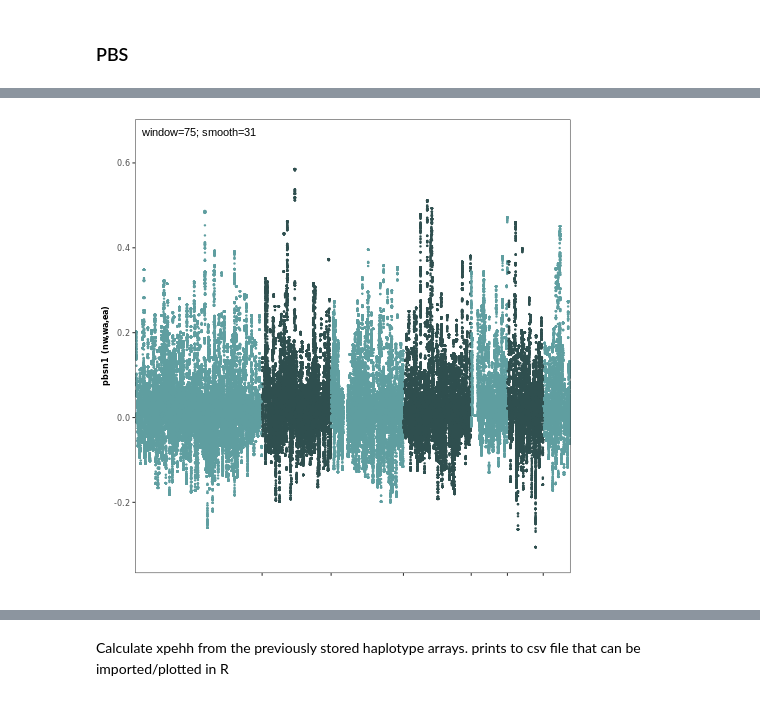
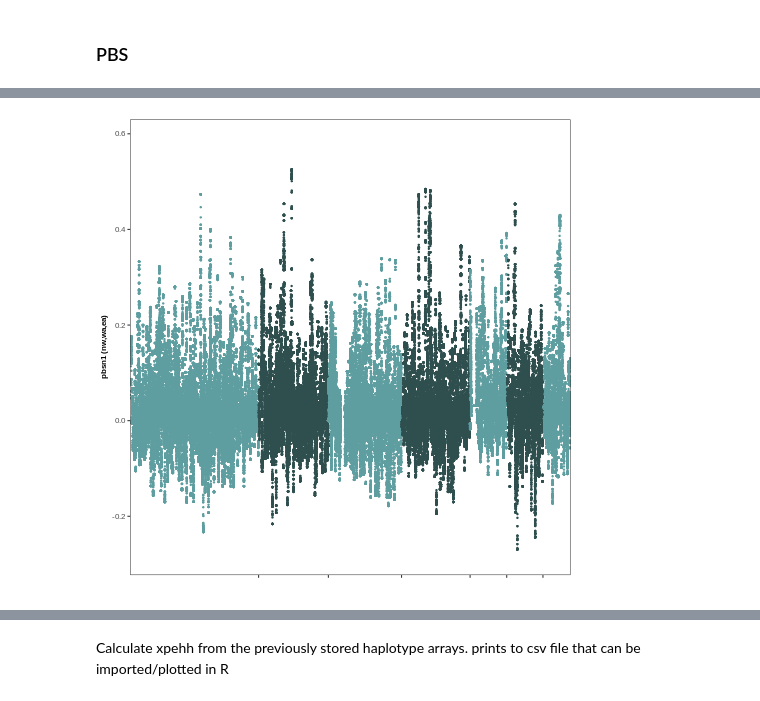
Before and after one commit to nealplatt/sch_man_nwinvasion, a Jupyter notebook: notebooks/selection.ipynb, the cells around one changed output, grey strips where cells are left out. Cells and saved outputs as stored; diff of their text form; code cells hidden in the pictures.

```diff
--- a/notebooks/selection.ipynb
+++ b/notebooks/selection.ipynb
@@ -822,9 +797,9 @@ names(td_plots)<-c("east_africa", "west_africa", "new_world")
 for (pop in c("east_africa", "west_africa", "new_world")) {
 
     #make input and output file names
-    in_file  <- paste("results/tajimas_d/",  pop, "_tajimas-d_+-50kb.csv",  sep="")
+    in_file  <- paste0("results/tajimas_d/",  pop, "_tajimas-d_+-50kb.csv")
 
-    out <- paste("results/tajimas_d/",  pop, "_tajimas-d_+-50kb_smoothed", smoothed_k,  sep="")
+    out <- paste0("results/tajimas_d/",  pop, "_tajimas-d_+-50kb_smoothed", smoothed_k)
 
     out_csv      <- paste(out, ".csv", sep="")
     out_png      <- paste(out, ".png", sep="")
@@ -864,7 +839,7 @@ for (pop in c("east_africa", "west_africa", "new_world")) {
     cumul_pos<-get_cumul_pos(td_table$chrom, td_table$pos)
 
     p <- ggplot(td_table,
-                aes(x     = cumul_pos,
+                aes(x     = !!cumul_pos,
                     y     = smoothed_td,
                     color = chrom))
     #adjust colors
@@ -907,10 +882,10 @@ for (pop in c("east_africa", "west_africa", "new_world")) {
     ggsave(out_svg, plot = p)
     ggsave(out_slim_png, plot = p, dpi = 600, height = 2, width = 7)
 
-    pi_plots[[pop]]<-p
+    td_plots[[pop]]<-p
 
     #===================================================================================
-    #print to NB
-    print(p)
+    ##print to NB
+    #print(p)
 }
 # %% [output]
@@ -1826,7 +1604,8 @@ if os.path.isdir("results/pbs"):
     shutil.rmtree("results/pbs")
 os.mkdir("results/pbs")
 # %%
-k=75
+#snp_window_size
+k=100
 
 for comp in [ ["new_world",   "west_africa", "east_africa"] ]:
 
@@ -1861,7 +1640,7 @@ for comp in [ ["new_world",   "west_africa", "east_africa"] ]:
 
 
     #save list to a file (maybe plot)
-    file_name = "results/pbs/" + comp[0] + "_vs_" + comp[1] + "_vs_" + comp[2] + "_pbs.csv"
+    file_name = "results/pbs/new_world_vs_west_africa_vs_east_africa_pbs_" + str(k) + "-snp-window.csv"
     with open(file_name, 'w') as pbs_file:
         i = 0
 
@@ -1876,13 +1655,13 @@ for comp in [ ["new_world",   "west_africa", "east_africa"] ]:
 # %%
 %%R
 
-k<-75
-smoothed_k<-31
+k<-100
+smoothed_k<-21
 
 #make input and output file names
-in_file  <- "results/pbs/new_world_vs_west_africa_vs_east_africa_pbs.csv"
+in_file  <- paste("results/pbs/new_world_vs_west_africa_vs_east_africa_pbs_", k, "-snp-window.csv", sep="")
 
-out <- "results/pbs/new_world_vs_west_africa_vs_east_africa_pbs"
+out <- paste("results/pbs/new_world_vs_west_africa_vs_east_africa_pbs_", k, "-snp-window_smoothed", smoothed_k, sep="")
 
 out_csv      <- paste(out, ".csv", sep="")
 out_png      <- paste(out, ".png", sep="")
@@ -1905,7 +1684,7 @@ for ( CHROM in c("SM_V7_1", "SM_V7_2", "SM_V7_3", "SM_V7_4", "SM_V7_5", "SM_V7_6
     chr_pbs   <- pbs_table$pbsn1[chr_start:chr_stop]
 
     #smooth
-    smoothed_chr_pbs    <-runmed(chr_pbs,    smoothed_k, endrule="median")
+    smoothed_chr_pbs    <-runmed(chr_pbs, smoothed_k, endrule="median")
 
     #add to list
     pop_smoothed_pbss    <- c(pop_smoothed_pbss, smoothed_chr_pbs)
@@ -1933,17 +1712,6 @@ p <- p + scale_colour_manual(values = chr_colors)
 #plot data
 p <- p + geom_point(size = 0.5)
 
-#         #add horizontal line at 99.5th Zscore and 2
-#         p <- p + geom_hline(yintercept = 3,
-#                         linetype   = "dashed",
-#                         color      = "red")
-#         p <- p + geom_hline(yintercept = -2,
-#                         linetype   = "dashed",
-#                         color      = "red")
-#         p <- p + geom_hline(yintercept = quantile(abs(ihs_df$normIHS), 0.995, na.rm=TRUE),
-#                         linetype   = "dashed",
-#                         color      = "green")
-
 #modify x and y axis
 p <- p + scale_x_continuous(name   = "",
                             breaks = cumul_starts,
@@ -1970,25 +1738,12 @@ p <- p + theme(axis.text   = element_text(size = 8),
 p <- p + theme(panel.grid.major = element_blank(),
                panel.grid.minor = element_blank())
 
-# #set up plot title etc.
-# p <- p + ggtitle(paste(paste("pbsn1 (nw,wa,ea) window smoothed", smoothed_k, "; ", POP, ")", sep="")))
-# p <- p + theme(plot.title = element_text(hjust = 0.5,
-#                                          vjust = 0.5,
-#                                          face  = 'bold',
-#                                          size  = 12))
-
 #modify legend
 p <- p + theme(legend.position = "none")
 
-#add window and smoothing info
-p <- p + annotate("text",
-                  x=5e6,
-                  y=max(pbs_table$smoothed_pbs)*1.15,
-                  label=paste("window=", k, "; smooth=", smoothed_k, sep=""),
-                  color = "black",
-                  hjust=0)
+#save the figure
+pbs_plot<-p
 
-#save the figure
 ggsave(out_png, plot = p, dpi = 600)
 ggsave(out_svg, plot = p)
 ggsave(out_slim_png, plot = p, dpi = 600, height = 2, width = 7)
@@ -2002,2 +1757,2 @@ WARNING:rpy2.rinterface_lib.callbacks:R[write to console]: Saving 6.67 x 6.67 in
-[figure, old version]
+[figure, new version]
 # %% [markdown]
```
Also changed, not shown: parts of 49 cells of this notebook.
